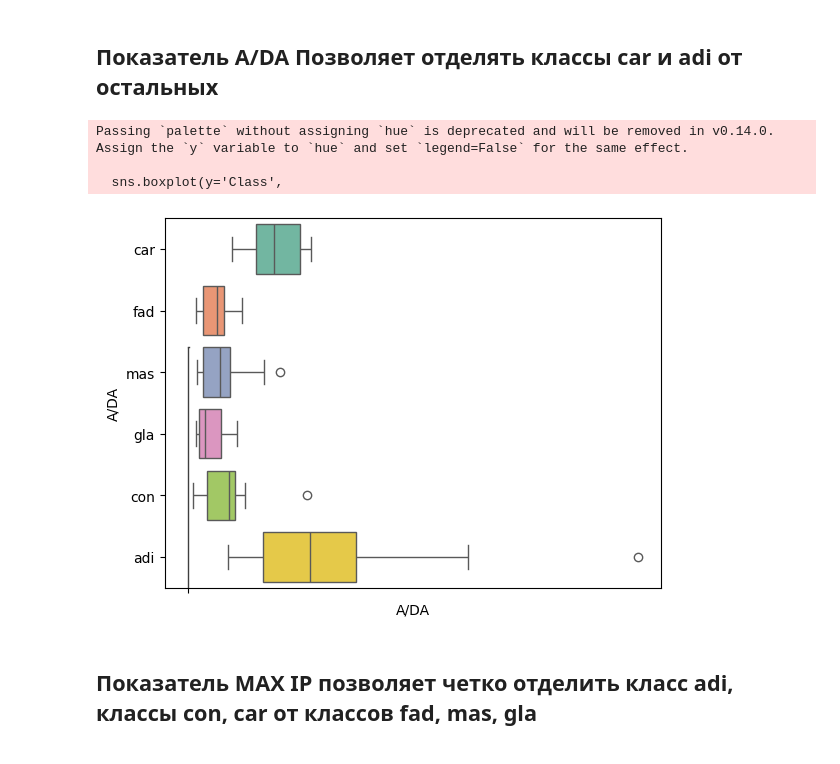
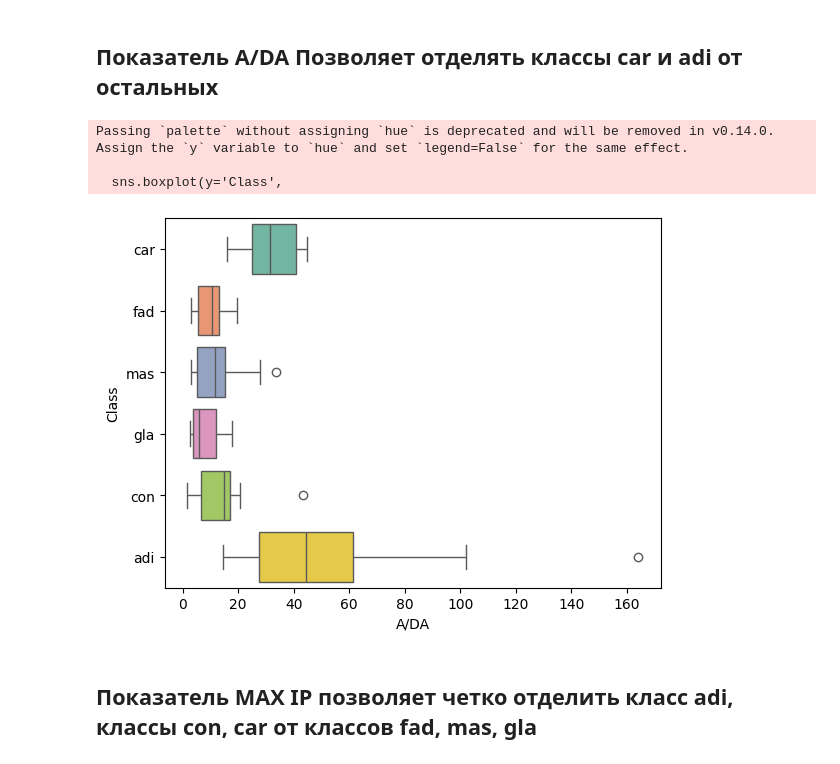
Before and after one commit to askras/mlda, a Jupyter notebook: labs/lab03/lab03_07/lab03_07_Busarov.ipynb, the cells around one changed output. Saved outputs shown, nothing was run; the diff lists cells and outputs as text; code cells hidden in the pictures.

```diff
--- a/labs/lab03/lab03_07/lab03_07_Busarov.ipynb
+++ b/labs/lab03/lab03_07/lab03_07_Busarov.ipynb
@@ -65,19 +65,18 @@ data.hist();
 # %% [markdown]
 ## Показатель A/DA Позволяет отделять классы car и adi от остальных
 # %%
-sns.boxplot(data['A/DA'])
 top_data = data[['Class','A/DA']]
 top_data = top_data.groupby('Class').sum()
 top_data = top_data.sort_values('A/DA', ascending=False)
 top_data = top_data.index.values
 sns.boxplot(y='Class',
             x='A/DA',
             data=data[data.Class.isin(top_data)], palette='Set2');
 # %% [output]
 Passing `palette` without assigning `hue` is deprecated and will be removed in v0.14.0. Assign the `y` variable to `hue` and set `legend=False` for the same effect.
 
   sns.boxplot(y='Class',
-[figure, old version]
+[figure, new version]
 # %% [markdown]
 ## Показатель MAX IP позволяет четко отделить класс adi, классы con, car от классов fad, mas, gla
 # %%
```
Also changed, not shown: parts of 3 cells of this notebook, 1 other file.
